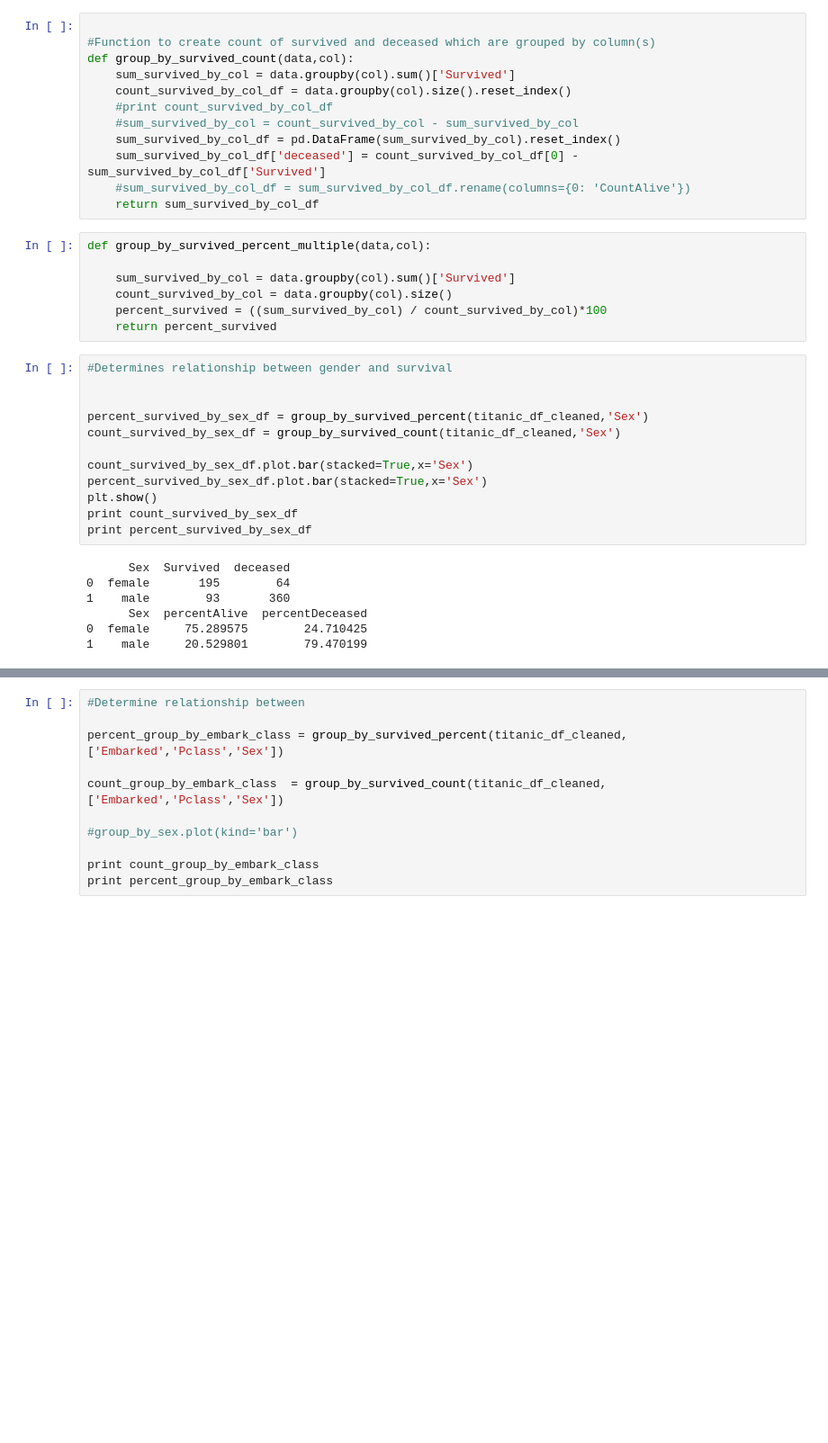
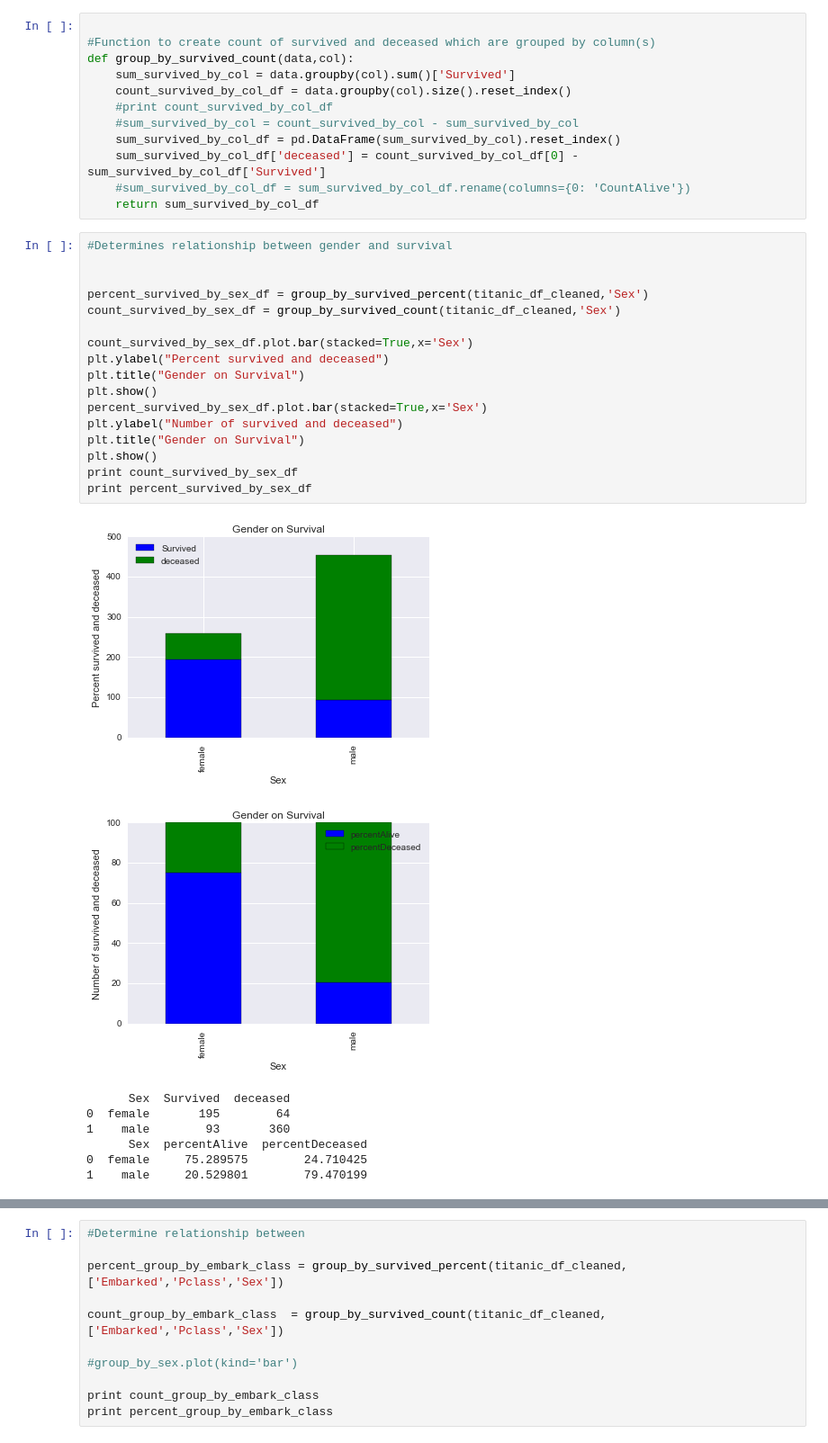
Before and after one commit to praveen-mg/Titanic-Data-Analysis, a Jupyter notebook: Titanic-Data-Analysis.ipynb, the cells around one changed output, grey strips where cells are left out. Shown at 90% size. Saved outputs shown, nothing was run; the diff lists cells and outputs as text; blank space fills up the shorter version.

```diff
--- a/Titanic-Data-Analysis.ipynb
+++ b/Titanic-Data-Analysis.ipynb
@@ -119,26 +103,26 @@ def group_by_survived_count(data,col):
     sum_survived_by_col_df['deceased'] = count_survived_by_col_df[0] - sum_survived_by_col_df['Survived']
     #sum_survived_by_col_df = sum_survived_by_col_df.rename(columns={0: 'CountAlive'})
     return sum_survived_by_col_df
-# %%
-def group_by_survived_percent_multiple(data,col):
-
-    sum_survived_by_col = data.groupby(col).sum()['Survived']
-    count_survived_by_col = data.groupby(col).size()
-    percent_survived = ((sum_survived_by_col) / count_survived_by_col)*100
-    return percent_survived
 # %%
 #Determines relationship between gender and survival
 
 
 percent_survived_by_sex_df = group_by_survived_percent(titanic_df_cleaned,'Sex')
 count_survived_by_sex_df = group_by_survived_count(titanic_df_cleaned,'Sex')
 
 count_survived_by_sex_df.plot.bar(stacked=True,x='Sex')
+plt.ylabel("Percent survived and deceased")
+plt.title("Gender on Survival")
+plt.show()
 percent_survived_by_sex_df.plot.bar(stacked=True,x='Sex')
+plt.ylabel("Number of survived and deceased")
+plt.title("Gender on Survival")
 plt.show()
 print count_survived_by_sex_df
 print percent_survived_by_sex_df
 # %% [output]
+[figure, added]
+[figure, added]
       Sex  Survived  deceased
 0  female       195        64
 1    male        93       360
```
Also changed, not shown: parts of 16 cells of this notebook, 1 other file.
